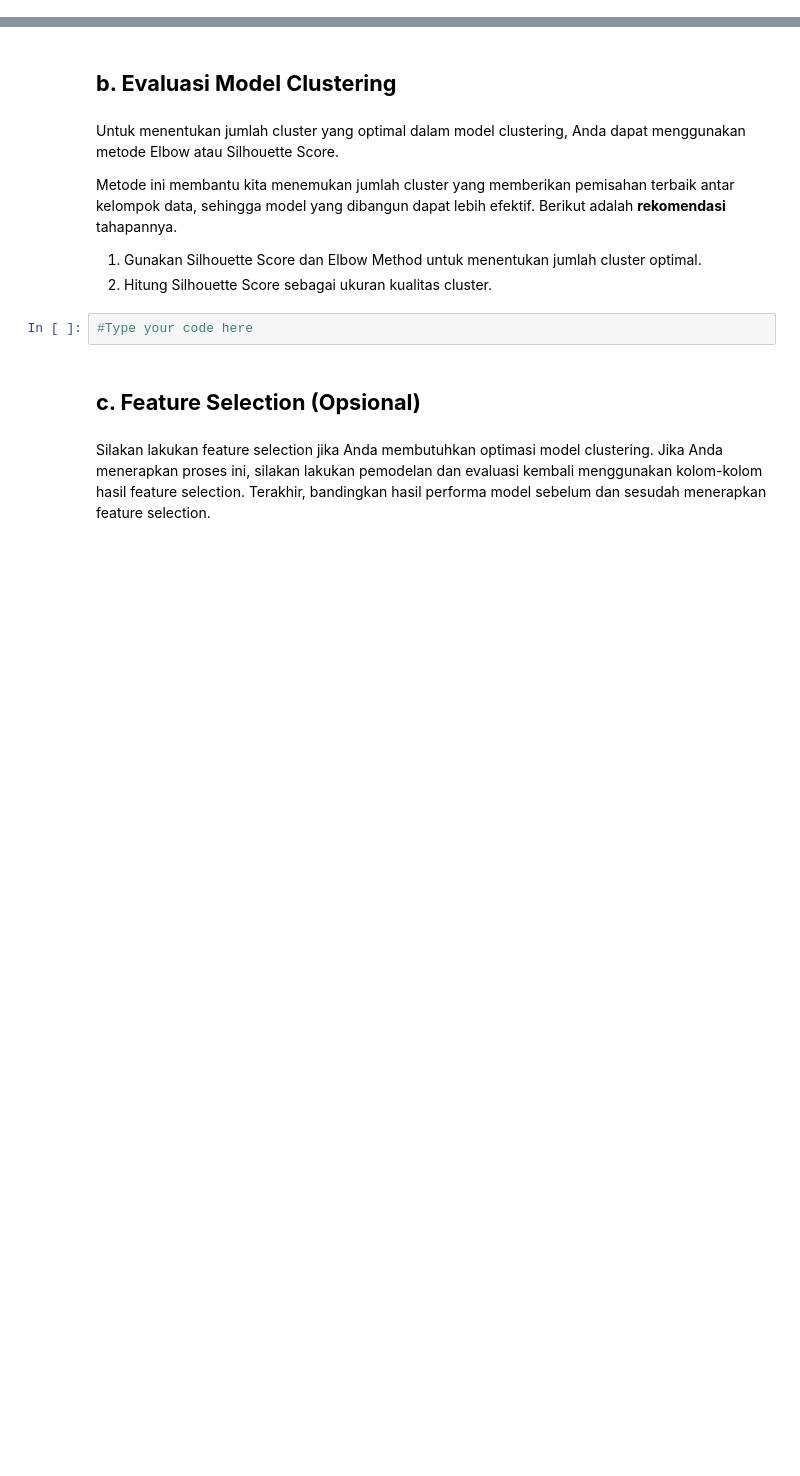
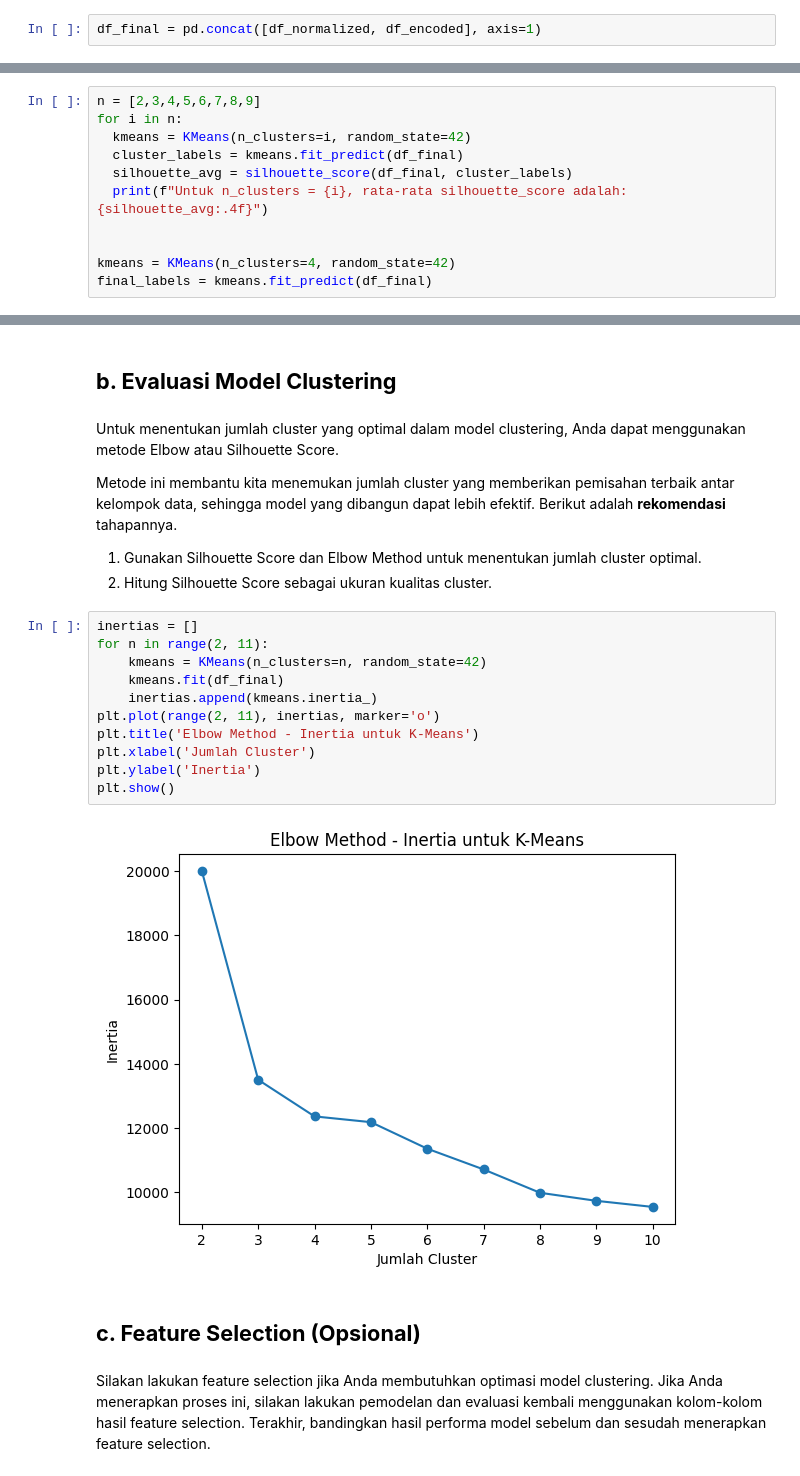
Before and after one commit to ftthalmhdi/ship, a Jupyter notebook: [Clustering]_Submission_Akhir_BMLP_Fattah_Al_Mahdi.ipynb, the cells around one changed output, grey strips where cells are left out. Saved outputs shown, nothing was run; the diff lists cells and outputs as text; blank space fills up the shorter version.

```diff
--- a/[Clustering]_Submission_Akhir_BMLP_Fattah_Al_Mahdi.ipynb
+++ b/[Clustering]_Submission_Akhir_BMLP_Fattah_Al_Mahdi.ipynb
@@ -189,0 +222,2 @@ cek outlier nya
+# %%
+df_final = pd.concat([df_normalized, df_encoded], axis=1)
@@ -199,0 +246,11 @@ Pada tahap ini, Anda membangun model clustering dengan memilih algoritma yang se
+# %%
+n = [2,3,4,5,6,7,8,9]
+for i in n:
+  kmeans = KMeans(n_clusters=i, random_state=42)
+  cluster_labels = kmeans.fit_predict(df_final)
+  silhouette_avg = silhouette_score(df_final, cluster_labels)
+  print(f"Untuk n_clusters = {i}, rata-rata silhouette_score adalah: {silhouette_avg:.4f}")
+
+
+kmeans = KMeans(n_clusters=4, random_state=42)
+final_labels = kmeans.fit_predict(df_final)
@@ -205,8 +271,19 @@ Untuk menentukan jumlah cluster yang optimal dalam model clustering, Anda dapat
 Metode ini membantu kita menemukan jumlah cluster yang memberikan pemisahan terbaik antar kelompok data, sehingga model yang dibangun dapat lebih efektif. Berikut adalah **rekomendasi** tahapannya.
 1. Gunakan Silhouette Score dan Elbow Method untuk menentukan jumlah cluster optimal.
 2. Hitung Silhouette Score sebagai ukuran kualitas cluster.
-# %%
-#Type your code here
+# %%
+inertias = []
+for n in range(2, 11):
+    kmeans = KMeans(n_clusters=n, random_state=42)
+    kmeans.fit(df_final)
+    inertias.append(kmeans.inertia_)
+plt.plot(range(2, 11), inertias, marker='o')
+plt.title('Elbow Method - Inertia untuk K-Means')
+plt.xlabel('Jumlah Cluster')
+plt.ylabel('Inertia')
+plt.show()
+# %% [output]
+[figure, added]
 # %% [markdown]
 ## **c. Feature Selection (Opsional)**
 # %% [markdown]
```
Also changed, not shown: parts of 15 cells of this notebook.
